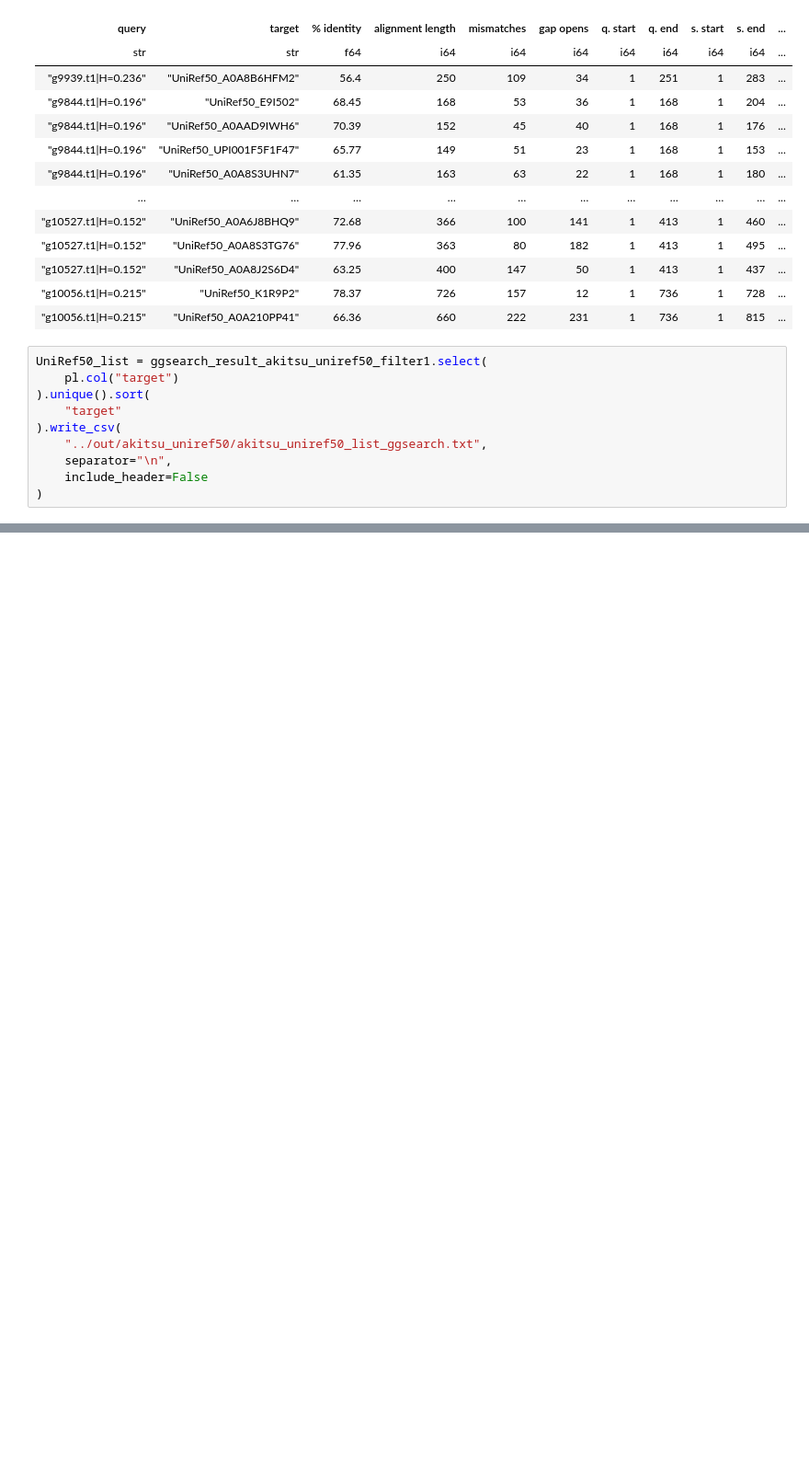
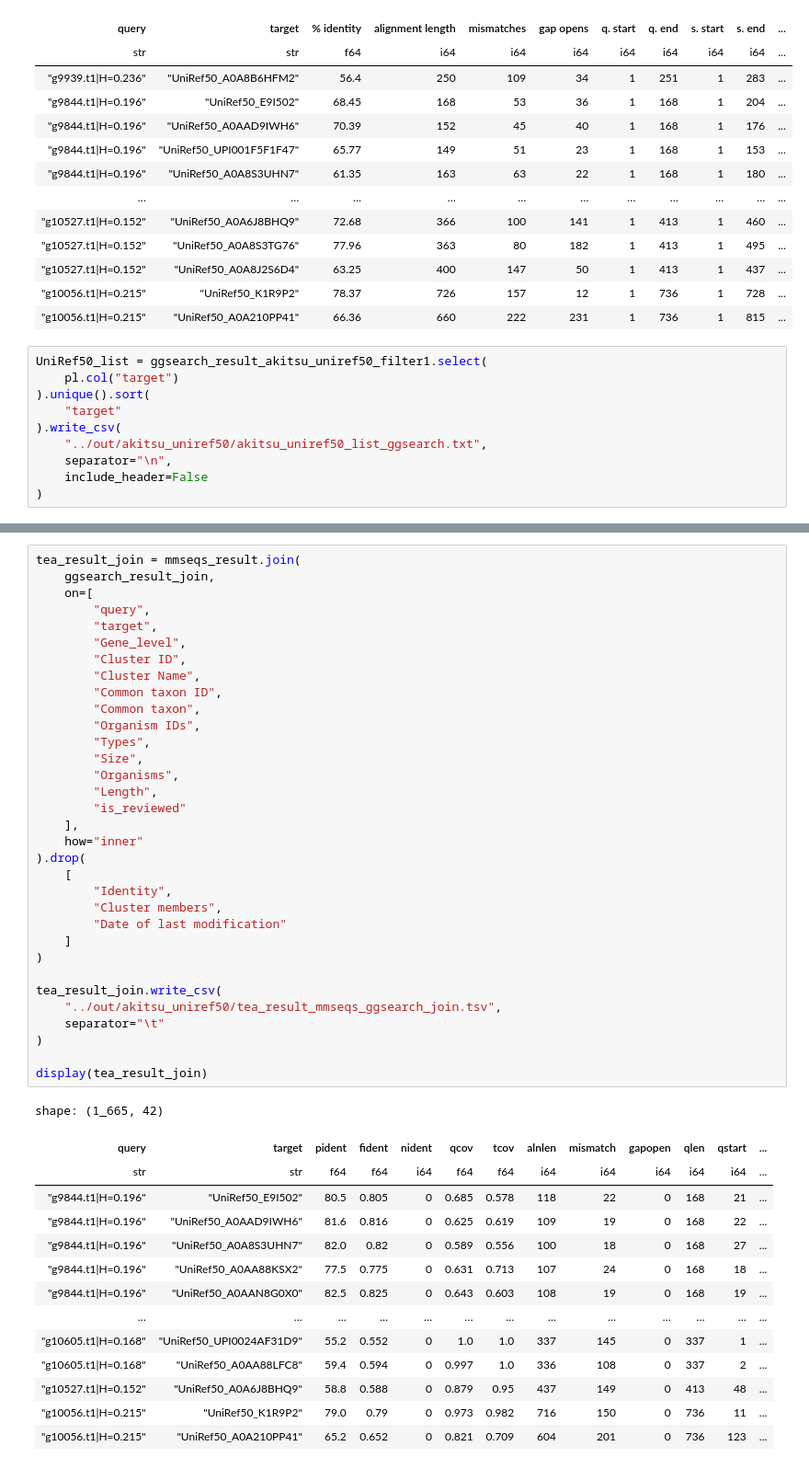
Before and after one commit to yonesora56/TEA_annotation, a Jupyter notebook: notebooks/ggsearch_result_akitsu_uniref50.ipynb, the cells around one changed output, grey strips where cells are left out. Shown at 92% size. Saved outputs shown, nothing was run; the diff lists cells and outputs as text; blank space fills up the shorter version.

```diff
--- a/notebooks/ggsearch_result_akitsu_uniref50.ipynb
+++ b/notebooks/ggsearch_result_akitsu_uniref50.ipynb
@@ -194,0 +230,48 @@ shape: (30_443, 28)
+# %%
+tea_result_join = mmseqs_result.join(
+    ggsearch_result_join,
+    on=[
+        "query",
+        "target",
+        "Gene_level",
+        "Cluster ID",
+        "Cluster Name",
+        "Common taxon ID",
+        "Common taxon",
+        "Organism IDs",
+        "Types",
+        "Size",
+        "Organisms",
+        "Length",
+        "is_reviewed"
+    ],
+    how="inner"
+).drop(
+    [
+        "Identity",
+        "Cluster members",
+        "Date of last modification"
+    ]
+)
+
+tea_result_join.write_csv(
+    "../out/akitsu_uniref50/tea_result_mmseqs_ggsearch_join.tsv",
+    separator="\t"
+)
+
+display(tea_result_join)
+# %% [output]
+shape: (1_665, 42)
+| query | target | pident | fident | nident | qcov | tcov | alnlen | mismatch | gapopen | qlen | qstart | ... |
+| str | str | f64 | f64 | i64 | f64 | f64 | i64 | i64 | i64 | i64 | i64 | ... |
+| "g9844.t1|H=0.196" | "UniRef50_E9I502" | 80.5 | 0.805 | 0 | 0.685 | 0.578 | 118 | 22 | 0 | 168 | 21 | ... |
+| "g9844.t1|H=0.196" | "UniRef50_A0AAD9IWH6" | 81.6 | 0.816 | 0 | 0.625 | 0.619 | 109 | 19 | 0 | 168 | 22 | ... |
+| "g9844.t1|H=0.196" | "UniRef50_A0A8S3UHN7" | 82.0 | 0.82 | 0 | 0.589 | 0.556 | 100 | 18 | 0 | 168 | 27 | ... |
+| "g9844.t1|H=0.196" | "UniRef50_A0AA88KSX2" | 77.5 | 0.775 | 0 | 0.631 | 0.713 | 107 | 24 | 0 | 168 | 18 | ... |
+| "g9844.t1|H=0.196" | "UniRef50_A0AAN8G0X0" | 82.5 | 0.825 | 0 | 0.643 | 0.603 | 108 | 19 | 0 | 168 | 19 | ... |
+| … | … | … | … | … | … | … | … | … | … | … | … | ... |
+| "g10605.t1|H=0.168" | "UniRef50_UPI0024AF31D9" | 55.2 | 0.552 | 0 | 1.0 | 1.0 | 337 | 145 | 0 | 337 | 1 | ... |
+| "g10605.t1|H=0.168" | "UniRef50_A0AA88LFC8" | 59.4 | 0.594 | 0 | 0.997 | 1.0 | 336 | 108 | 0 | 337 | 2 | ... |
+| "g10527.t1|H=0.152" | "UniRef50_A0A6J8BHQ9" | 58.8 | 0.588 | 0 | 0.879 | 0.95 | 437 | 149 | 0 | 413 | 48 | ... |
+| "g10056.t1|H=0.215" | "UniRef50_K1R9P2" | 79.0 | 0.79 | 0 | 0.973 | 0.982 | 716 | 150 | 0 | 736 | 11 | ... |
+| "g10056.t1|H=0.215" | "UniRef50_A0A210PP41" | 65.2 | 0.652 | 0 | 0.821 | 0.709 | 604 | 201 | 0 | 736 | 123 | ... |
```
Also changed, not shown: parts of 3 cells of this notebook, 7 other files.
